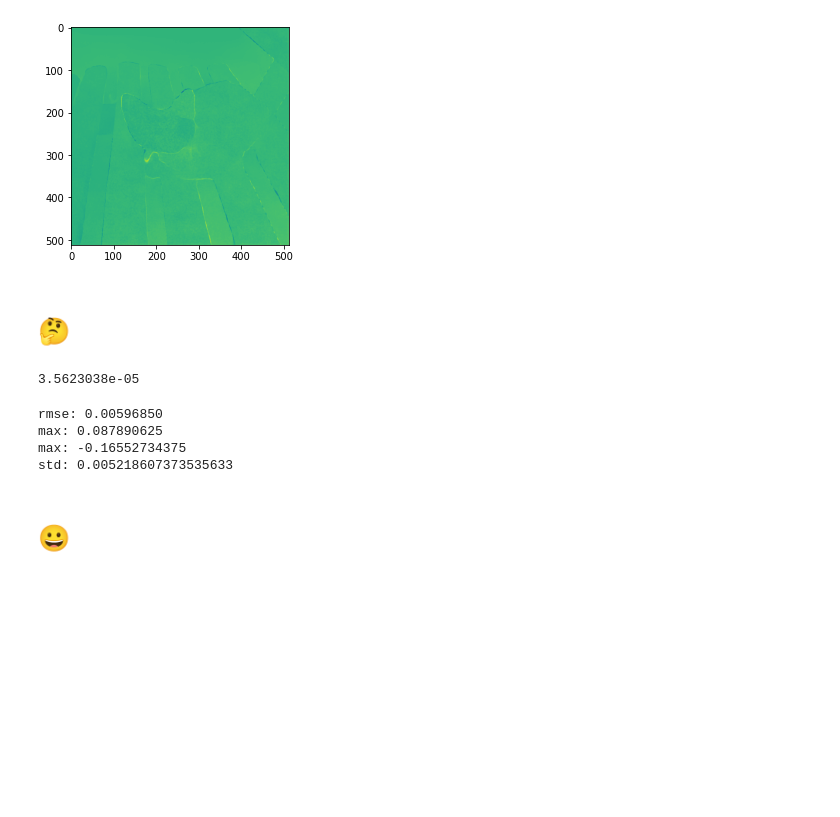
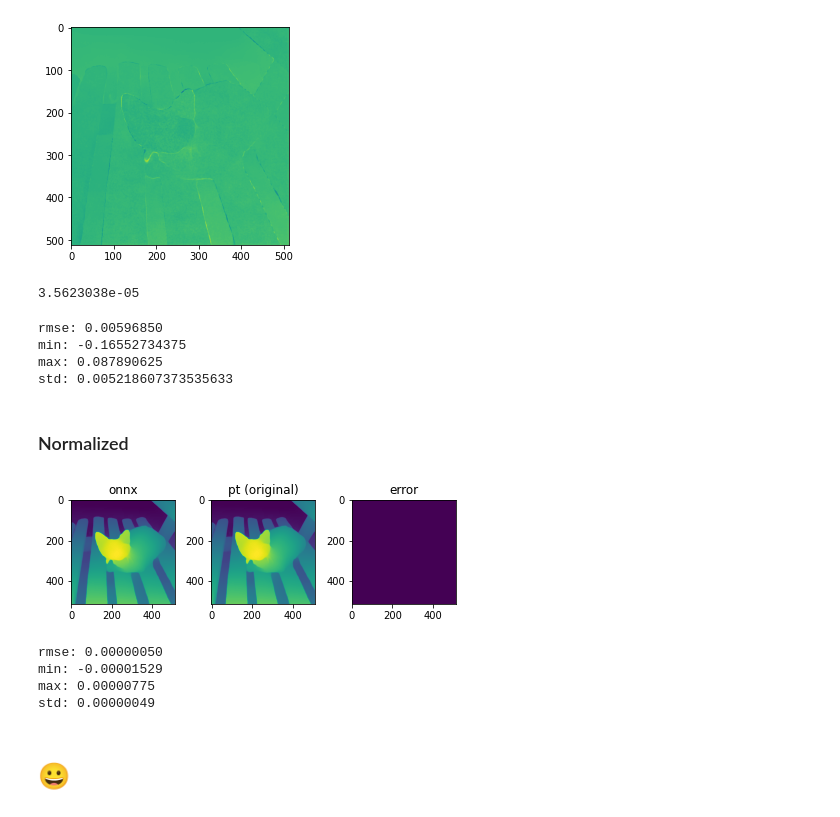
Before and after one commit to ThreeDeeJay/MiDaS, a Jupyter notebook: DIFFTEST/difftest.ipynb, the cells around one changed output. Saved outputs shown, nothing was run; the diff lists cells and outputs as text; code cells hidden in the pictures; blank space fills up the shorter version.

Commit message:
comparing normalized outputs

```diff
--- a/DIFFTEST/difftest.ipynb
+++ b/DIFFTEST/difftest.ipynb
@@ -104,8 +104,6 @@ plt.imshow(err)
 plt.show()
 # %% [output]
 [figure]
-# %% [markdown]
-# 🤔
 # %%
 mse = (err ** 2).mean()
 mse
@@ -115,13 +113,46 @@ mse
 import math
 
 print(f"rmse: {math.sqrt(mse):.8f}")
+print(f"min: {err.min()}")
 print(f"max: {err.max()}")
-print(f"max: {err.min()}")
 print(f"std: {err.std()}")
 # %% [output]
 rmse: 0.00596850
+min: -0.16552734375
 max: 0.087890625
-max: -0.16552734375
 std: 0.005218607373535633
+# %% [markdown]
+### Normalized
+# %%
+def normalize(arr: np.array):
+	minval = arr.min()
+	maxval = arr.max()
+	return (arr - minval) / (maxval - minval)
+
+onnx_output_norm = normalize(onnx_output)
+pt_output_norm = normalize(pt_output)
+
+norm_err = onnx_output_norm - pt_output_norm
+# %%
+for i, im, title in zip([1, 2, 3], [onnx_output_norm, pt_output_norm, norm_err], ["onnx", "pt (original)", "error"]):
+	plt.subplot(1, 3, i)
+	plt.imshow(im, vmin=0, vmax=1)
+	plt.title(title)
+
+plt.tight_layout()
+plt.show()
+# %% [output]
+[figure, added]
+# %%
+norm_mse = (norm_err ** 2).mean()
+norm_rmse = math.sqrt(norm_mse)
+
+for stat, val in zip(["rmse", "min", "max", "std"], [norm_rmse, norm_err.min(), norm_err.max(), norm_err.std()]):
+	print(f"{stat}: {val:.8f}")
+# %% [output]
+rmse: 0.00000050
+min: -0.00001529
+max: 0.00000775
+std: 0.00000049
 # %% [markdown]
 # 😀
```
Also changed, not shown: parts of 1 cell of this notebook.
